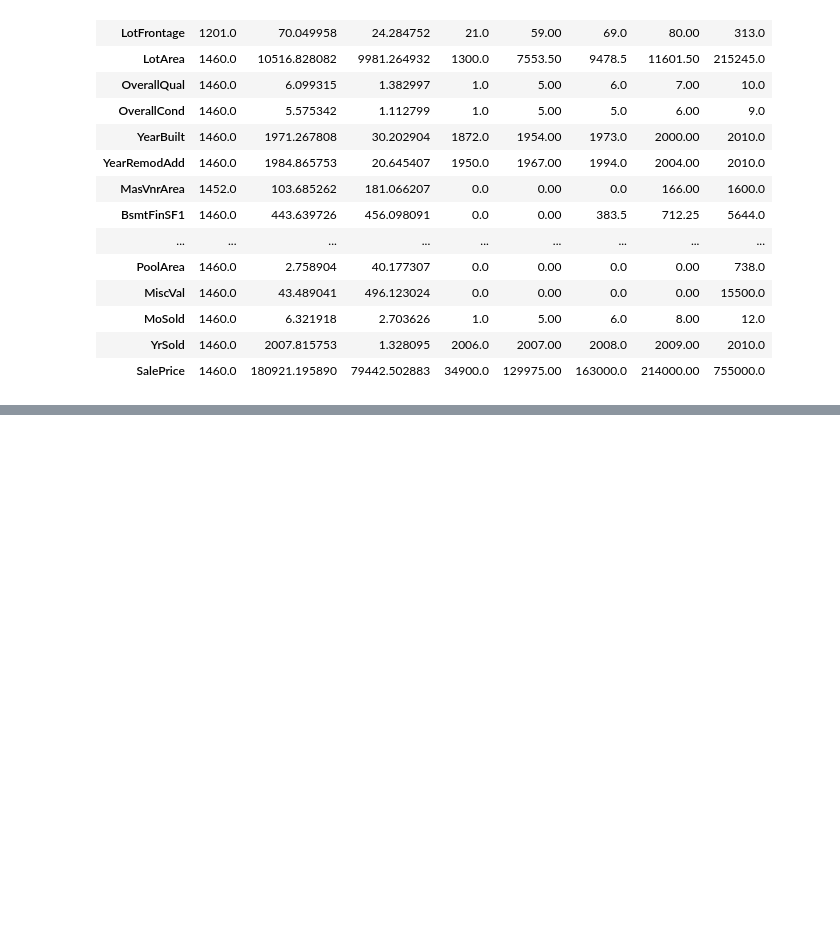
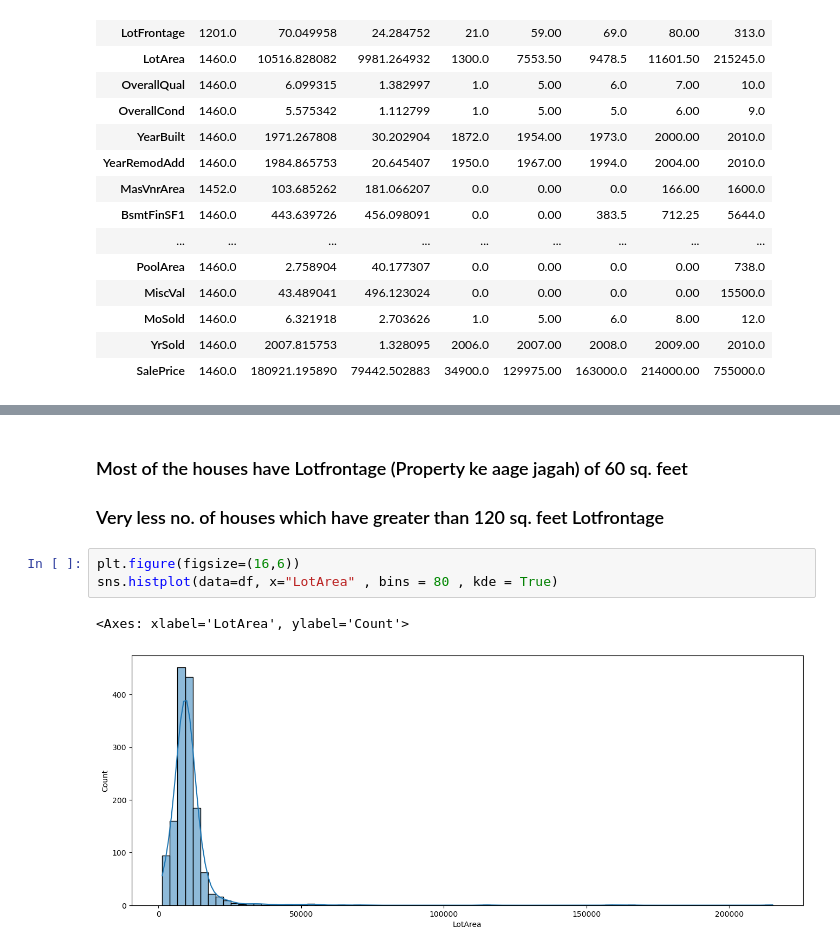
Before and after one commit to amanverma-98/house_price, a Jupyter notebook: house_sale.ipynb, the cells around one changed output, grey strips where cells are left out. Saved outputs shown, nothing was run; the diff lists cells and outputs as text; blank space fills up the shorter version.

```diff
--- a/house_sale.ipynb
+++ b/house_sale.ipynb
@@ -96,0 +131,9 @@ df.describe().T
+# %% [markdown]
+### Most of the houses have Lotfrontage (Property ke aage jagah) of 60 sq. feet
+### Very less no. of houses which have greater than 120 sq. feet Lotfrontage
+# %%
+plt.figure(figsize=(16,6))
+sns.histplot(data=df, x="LotArea" , bins = 80 , kde = True)
+# %% [output]
+<Axes: xlabel='LotArea', ylabel='Count'>
+[figure, added]
```
Also changed, not shown: parts of 21 cells of this notebook.
